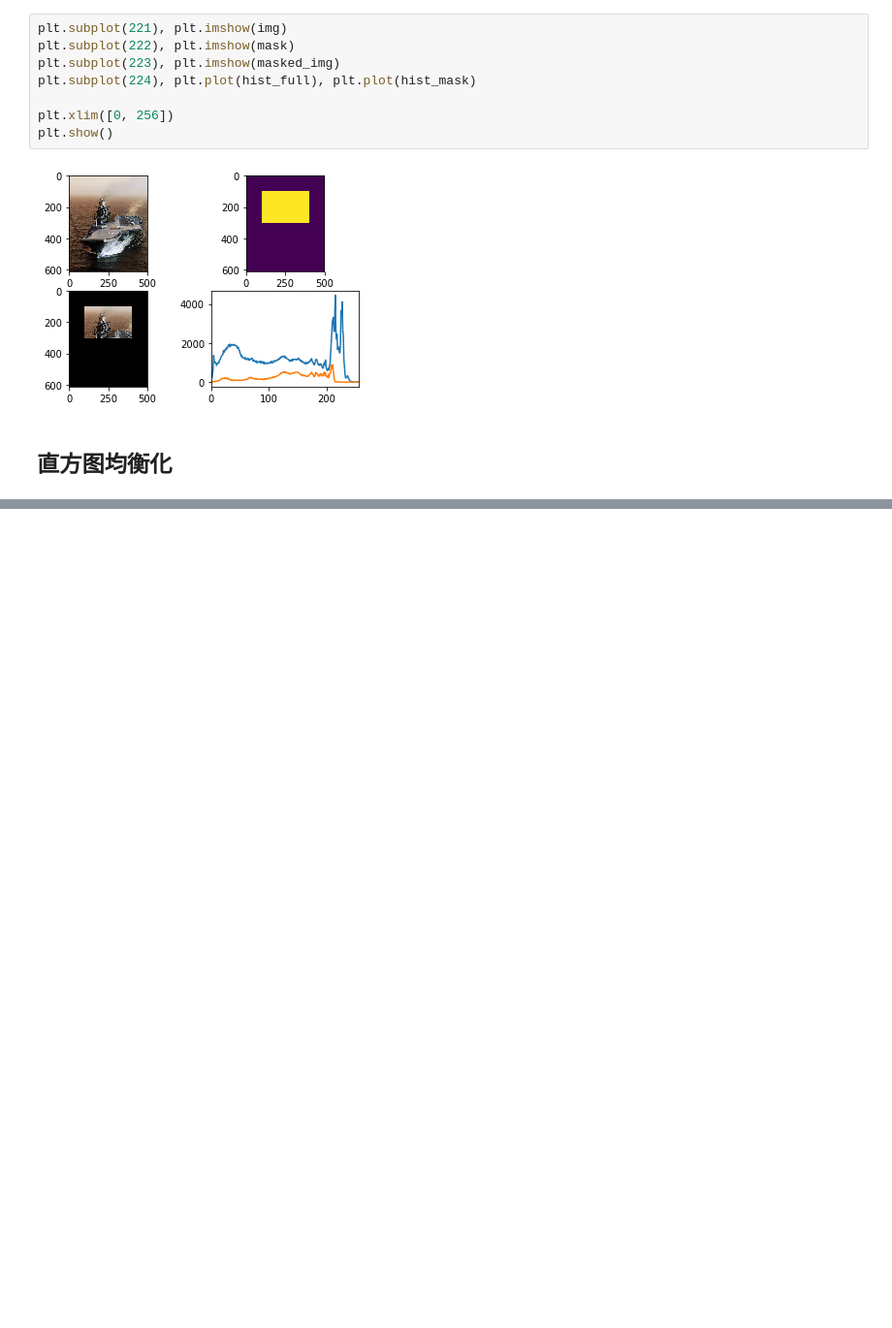
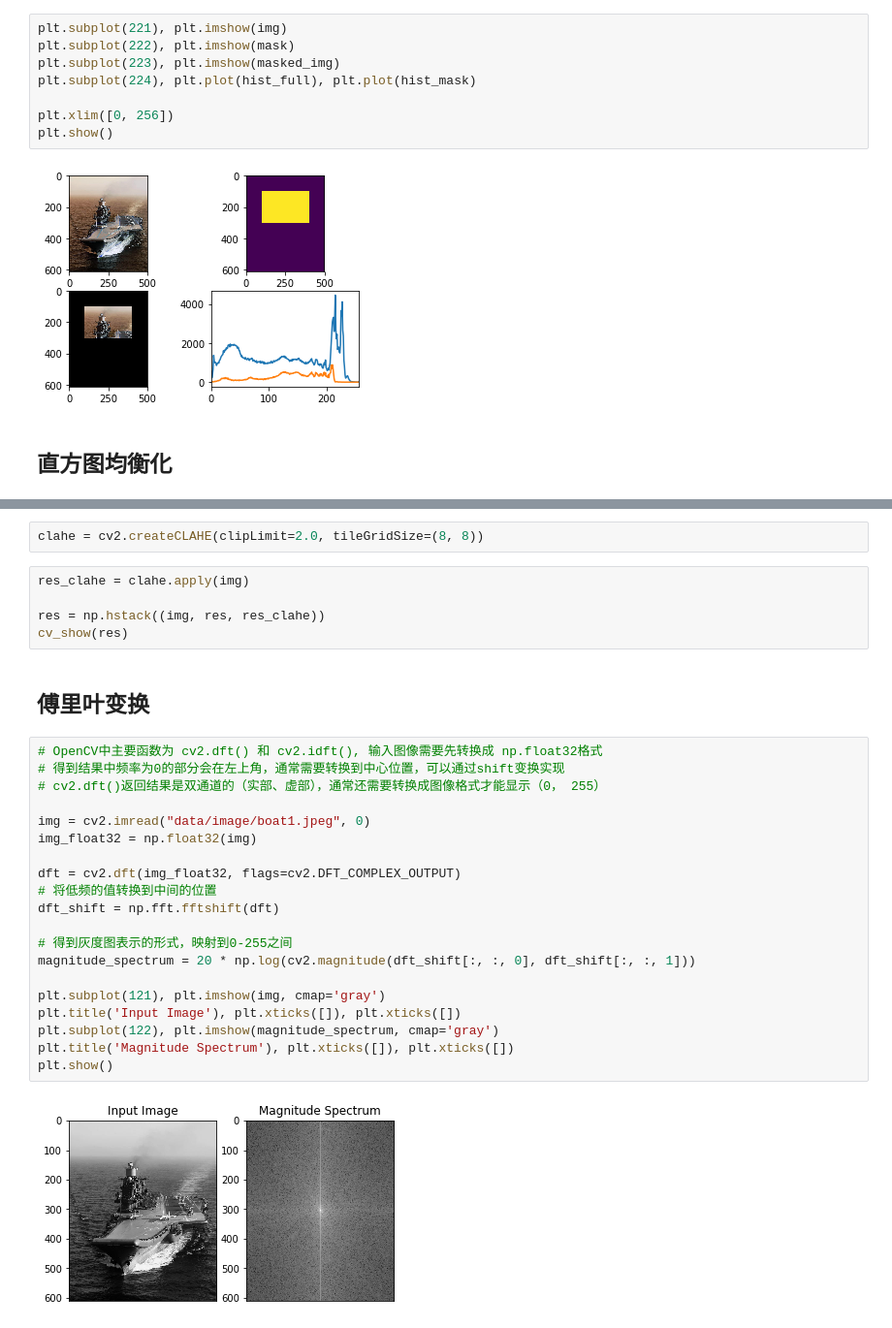
Before and after one commit to GodWriter/OpenCV, a Jupyter notebook: 20200622-直方图与傅里叶变换.ipynb, the cells around one changed output, grey strips where cells are left out. Shown at 97% size. Saved outputs shown, nothing was run; the diff lists cells and outputs as text; blank space fills up the shorter version.

```diff
--- a/20200622-直方图与傅里叶变换.ipynb
+++ b/20200622-直方图与傅里叶变换.ipynb
@@ -71,0 +93,31 @@ plt.show()
+# %%
+clahe = cv2.createCLAHE(clipLimit=2.0, tileGridSize=(8, 8))
+# %%
+res_clahe = clahe.apply(img)
+
+res = np.hstack((img, res, res_clahe))
+cv_show(res)
+# %% [markdown]
+## 傅里叶变换
+# %%
+# OpenCV中主要函数为 cv2.dft() 和 cv2.idft(), 输入图像需要先转换成 np.float32格式
+# 得到结果中频率为0的部分会在左上角，通常需要转换到中心位置，可以通过shift变换实现
+# cv2.dft()返回结果是双通道的（实部、虚部），通常还需要转换成图像格式才能显示（0， 255）
+
+img = cv2.imread("data/image/boat1.jpeg", 0)
+img_float32 = np.float32(img)
+
+dft = cv2.dft(img_float32, flags=cv2.DFT_COMPLEX_OUTPUT)
+# 将低频的值转换到中间的位置
+dft_shift = np.fft.fftshift(dft)
+
+# 得到灰度图表示的形式，映射到0-255之间
+magnitude_spectrum = 20 * np.log(cv2.magnitude(dft_shift[:, :, 0], dft_shift[:, :, 1]))
+
+plt.subplot(121), plt.imshow(img, cmap='gray')
+plt.title('Input Image'), plt.xticks([]), plt.xticks([])
+plt.subplot(122), plt.imshow(magnitude_spectrum, cmap='gray')
+plt.title('Magnitude Spectrum'), plt.xticks([]), plt.xticks([])
+plt.show()
+# %% [output]
+[figure, added]
```
Also changed, not shown: parts of 8 cells of this notebook.
